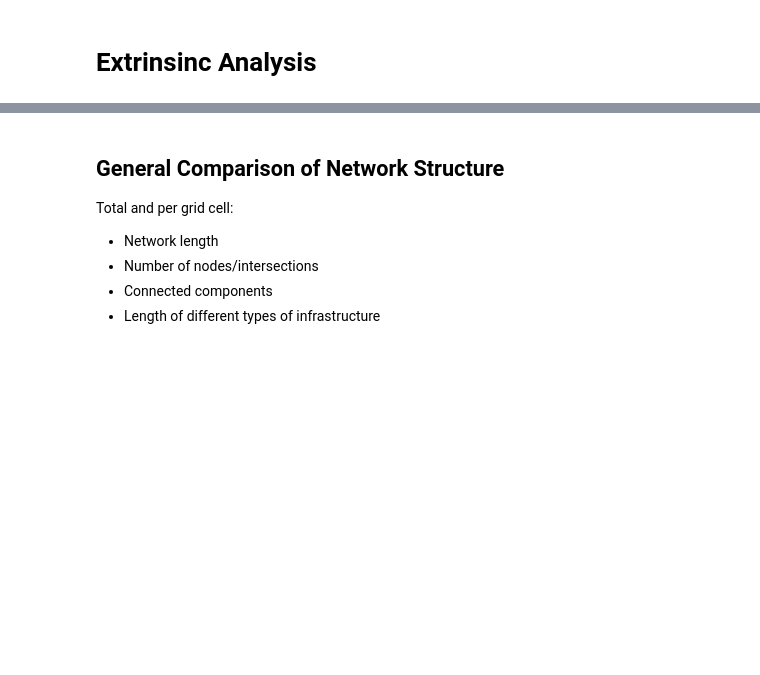
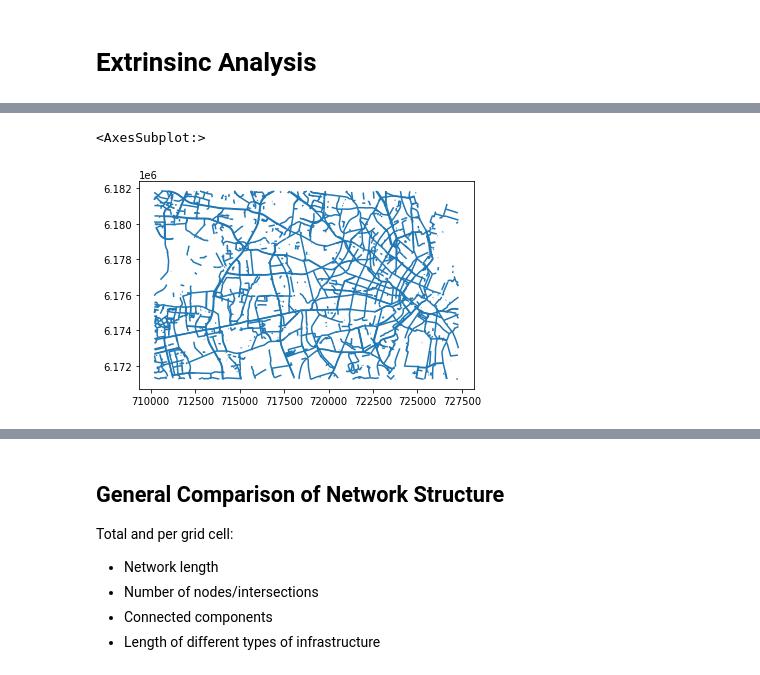
Before and after one commit to anerv/cycling_data_quality, a Jupyter notebook: scripts/extrinsinc_analysis.ipynb, the cells around one changed output, grey strips where cells are left out. Drawn from its saved outputs; the diff is of its cells as text; code cells hidden in the pictures; blank space fills up the shorter version.

```diff
--- a/scripts/extrinsinc_analysis.ipynb
+++ b/scripts/extrinsinc_analysis.ipynb
@@ -4,0 +89,43 @@
+# %%
+# Data formatting
+
+# TODO: Convert to function?
+# creating coulumns with node id and indexes (required by some functions)
+osm_simplified_edges['edge_id'] = osm_simplified_edges.reset_index().index
+osm_edges['edge_id'] = osm_edges.reset_index().index
+
+u_list = osm_simplified_edges.reset_index()['u'].to_list()
+v_list = osm_simplified_edges.reset_index()['v'].to_list()
+osm_simplified_edges['u'] = u_list
+osm_simplified_edges['v'] = v_list
+
+u_list = osm_edges.reset_index()['u'].to_list()
+v_list = osm_edges.reset_index()['v'].to_list()
+osm_edges['u'] = u_list
+osm_edges['v'] = v_list
+
+osm_simplified_nodes['node_id'] = osm_simplified_nodes.index
+osm_nodes['node_id'] = osm_nodes.index
+
+# creating coulumns with node id and indexes (required by some functions)
+ref_simplified_edges['edge_id'] = ref_simplified_edges.reset_index().index
+ref_edges['edge_id'] = ref_edges.reset_index().index
+
+u_list = ref_simplified_edges.reset_index()['u'].to_list()
+v_list = ref_simplified_edges.reset_index()['v'].to_list()
+ref_simplified_edges['u'] = u_list
+ref_simplified_edges['v'] = v_list
+
+u_list = ref_edges.reset_index()['u'].to_list()
+v_list = ref_edges.reset_index()['v'].to_list()
+ref_edges['u'] = u_list
+ref_edges['v'] = v_list
+
+ref_simplified_nodes['node_id'] = ref_simplified_nodes.index
+ref_nodes['node_id'] = ref_nodes.index
+# %%
+# TODO: Plot
+osm_simplified_edges.plot()
+# %% [output]
+<AxesSubplot:>
+[figure, added]
```
Also changed, not shown: parts of 22 cells of this notebook.
